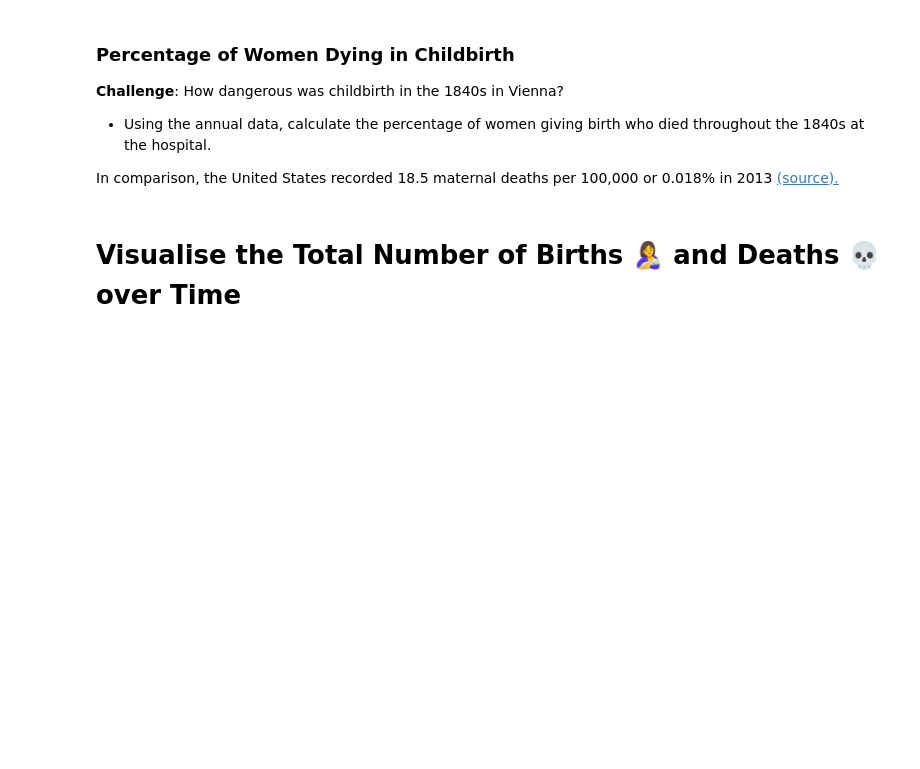
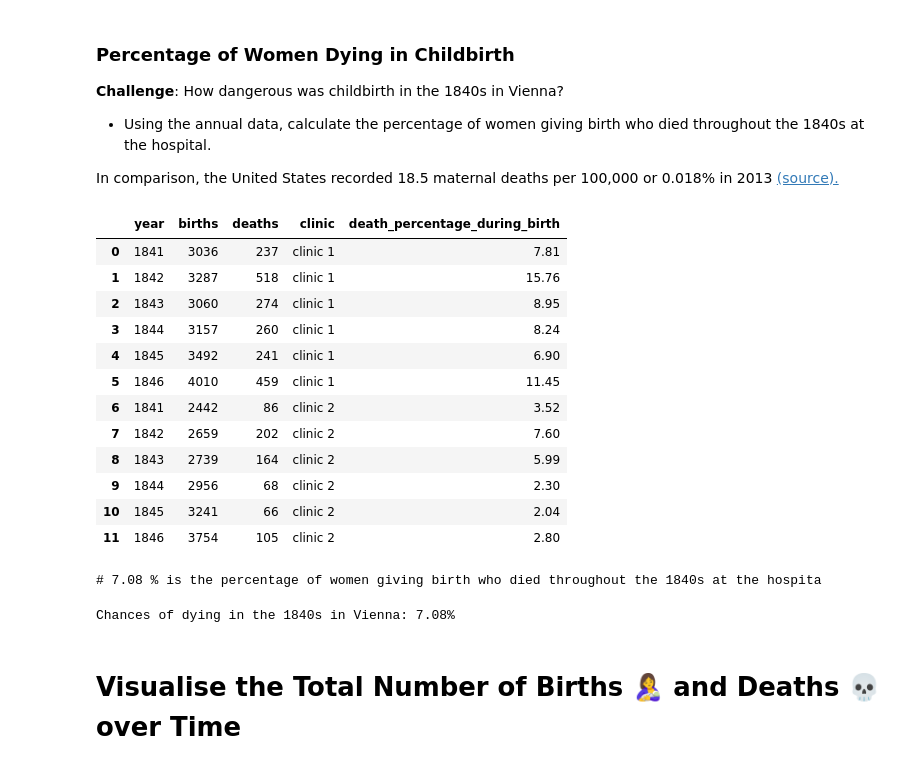
Before and after one commit to shahiddhariwala/dr_semmelweis_handwashing_discovery_data_analysis, a Jupyter notebook: Dr_Semmelweis_Handwashing_Discovery.ipynb, the cells around one changed output. Drawn from its saved outputs; the diff is of its cells as text; code cells hidden in the pictures; blank space fills up the shorter version.

Commit message:
Death chances at hospital

```diff
--- a/Dr_Semmelweis_Handwashing_Discovery.ipynb
+++ b/Dr_Semmelweis_Handwashing_Discovery.ipynb
@@ -145,6 +145,32 @@ Average death per months were 22.47 ~ 23
 
 In comparison, the United States recorded 18.5 maternal deaths per 100,000 or 0.018% in 2013 [(source).](
 https://en.wikipedia.org/wiki/Maternal_death#:~:text=The%20US%20has%20the%20%22highest,17.8%20per%20100%2C000%20in%202009)
+# %%
+df_yearly["death_percentage_during_birth"] = round( (df_yearly.deaths / df_yearly.births) * 100 ,2)
+df_yearly
+# %% [output]
+|  | year | births | deaths | clinic | death_percentage_during_birth |
+| 0 | 1841 | 3036 | 237 | clinic 1 | 7.81 |
+| 1 | 1842 | 3287 | 518 | clinic 1 | 15.76 |
+| 2 | 1843 | 3060 | 274 | clinic 1 | 8.95 |
+| 3 | 1844 | 3157 | 260 | clinic 1 | 8.24 |
+| 4 | 1845 | 3492 | 241 | clinic 1 | 6.90 |
+| 5 | 1846 | 4010 | 459 | clinic 1 | 11.45 |
+| 6 | 1841 | 2442 | 86 | clinic 2 | 3.52 |
+| 7 | 1842 | 2659 | 202 | clinic 2 | 7.60 |
+| 8 | 1843 | 2739 | 164 | clinic 2 | 5.99 |
+| 9 | 1844 | 2956 | 68 | clinic 2 | 2.30 |
+| 10 | 1845 | 3241 | 66 | clinic 2 | 2.04 |
+| 11 | 1846 | 3754 | 105 | clinic 2 | 2.80 |
+# %%
+print(f"# {round( (df_yearly.deaths.sum() / df_yearly.births.sum()) * 100 ,2)} % is the percentage of women giving birth who died throughout the 1840s at the hospital in Vienna")
+# %% [output]
+# 7.08 % is the percentage of women giving birth who died throughout the 1840s at the hospita
+# %%
+prob = df_yearly.deaths.sum() / df_yearly.births.sum() * 100
+print(f'Chances of dying in the 1840s in Vienna: {prob:.3}%')
+# %% [output]
+Chances of dying in the 1840s in Vienna: 7.08%
 # %% [markdown]
 # Visualise the Total Number of Births 🤱 and Deaths 💀 over Time
 # %% [markdown]
```
